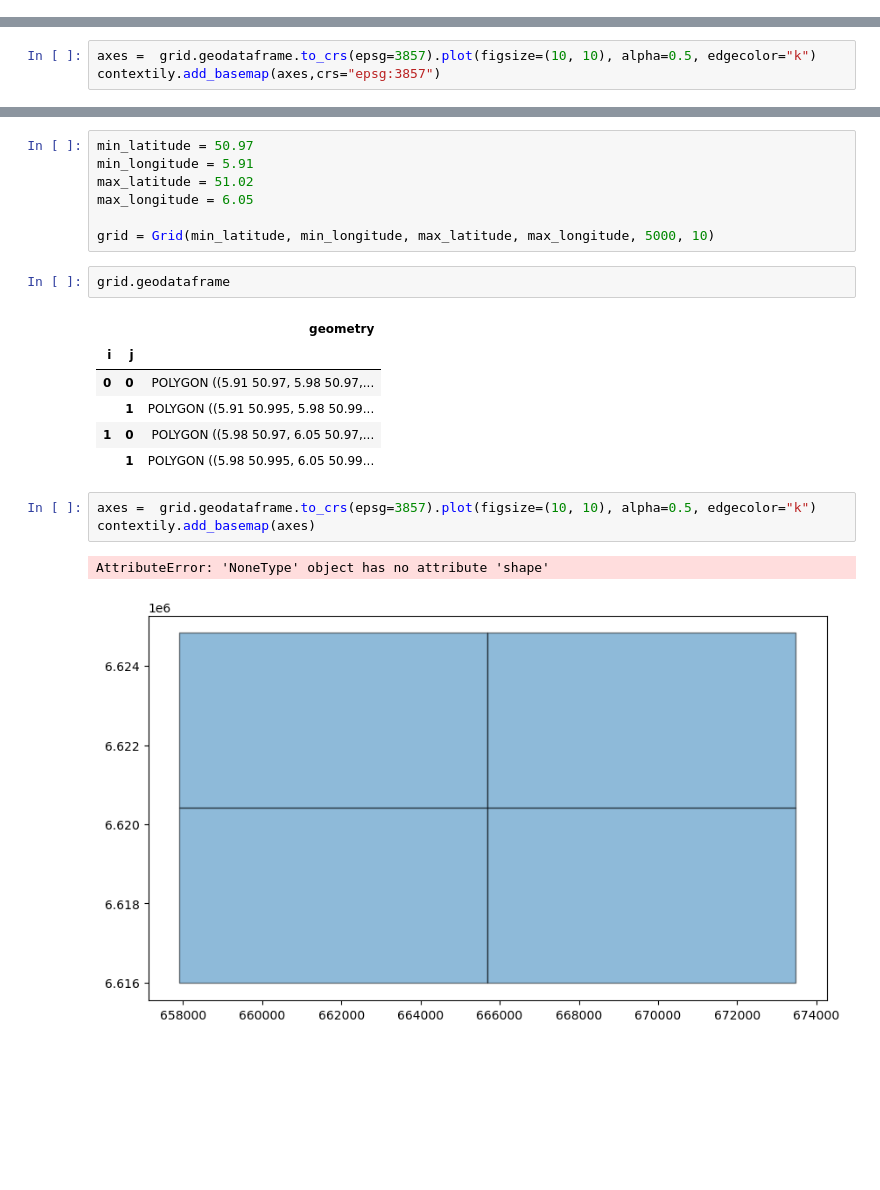
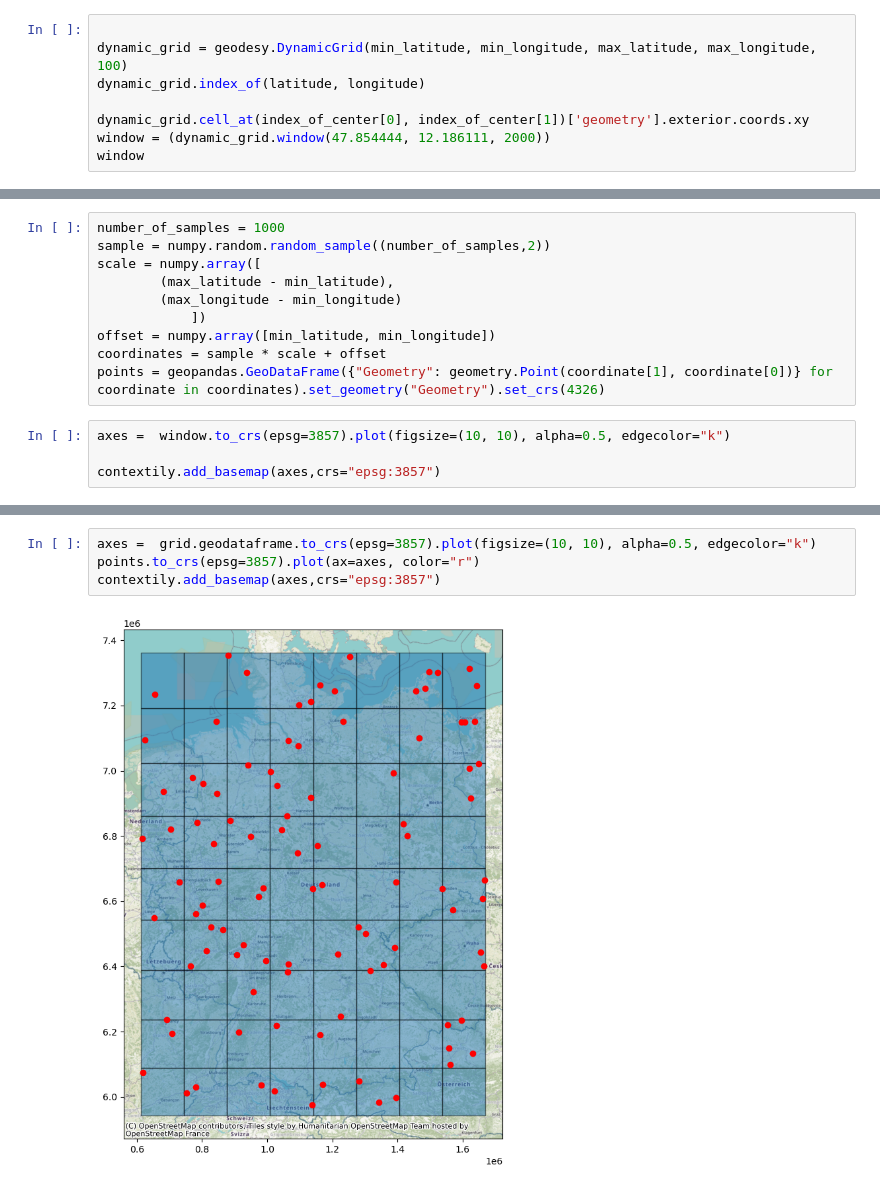
Before and after one commit to rab1tt/geodata, a Jupyter notebook: Geodata.ipynb, the cells around one changed output, grey strips where cells are left out. Drawn from its saved outputs; the diff is of its cells as text; blank space fills up the shorter version.

Commit message:
Dynamic gid, with runtime estimate

```diff
--- a/Geodata.ipynb
+++ b/Geodata.ipynb
@@ -261,0 +43,8 @@ grid.geodataframe
+# %%
+
+dynamic_grid = geodesy.DynamicGrid(min_latitude, min_longitude, max_latitude, max_longitude, 100)
+dynamic_grid.index_of(latitude, longitude)
+
+dynamic_grid.cell_at(index_of_center[0], index_of_center[1])['geometry'].exterior.coords.xy
+window = (dynamic_grid.window(47.854444, 12.186111, 2000))
+window
@@ -262,3 +66,14 @@ grid.geodataframe
+# %%
+number_of_samples = 1000
+sample = numpy.random.random_sample((number_of_samples,2))
+scale = numpy.array([
+        (max_latitude - min_latitude),
+        (max_longitude - min_longitude)
+            ])
+offset = numpy.array([min_latitude, min_longitude])
+coordinates = sample * scale + offset
+points = geopandas.GeoDataFrame({"Geometry": geometry.Point(coordinate[1], coordinate[0])} for coordinate in coordinates).set_geometry("Geometry").set_crs(4326)
 # %%
-axes =  grid.geodataframe.to_crs(epsg=3857).plot(figsize=(10, 10), alpha=0.5, edgecolor="k")
+axes =  window.to_crs(epsg=3857).plot(figsize=(10, 10), alpha=0.5, edgecolor="k")
+
 contextily.add_basemap(axes,crs="epsg:3857")
@@ -265,22 +82,6 @@ contextily.add_basemap(axes,crs="epsg:3857")
-# %%
-min_latitude = 50.97
-min_longitude = 5.91
-max_latitude = 51.02
-max_longitude = 6.05
-
-grid = Grid(min_latitude, min_longitude, max_latitude, max_longitude, 5000, 10)
-# %%
-grid.geodataframe
-# %% [output]
-|  |  | geometry |
-| i | j |  |
-| 0 | 0 | POLYGON ((5.91 50.97, 5.98 50.97,... |
-|  | 1 | POLYGON ((5.91 50.995, 5.98 50.99... |
-| 1 | 0 | POLYGON ((5.98 50.97, 6.05 50.97,... |
-|  | 1 | POLYGON ((5.98 50.995, 6.05 50.99... |
 # %%
 axes =  grid.geodataframe.to_crs(epsg=3857).plot(figsize=(10, 10), alpha=0.5, edgecolor="k")
-contextily.add_basemap(axes)
+points.to_crs(epsg=3857).plot(ax=axes, color="r")
+contextily.add_basemap(axes,crs="epsg:3857")
 # %% [output]
-AttributeError: 'NoneType' object has no attribute 'shape'
-[figure, old version]
+[figure, new version]
```
Also changed, not shown: parts of 12 cells of this notebook, 1 other file.
